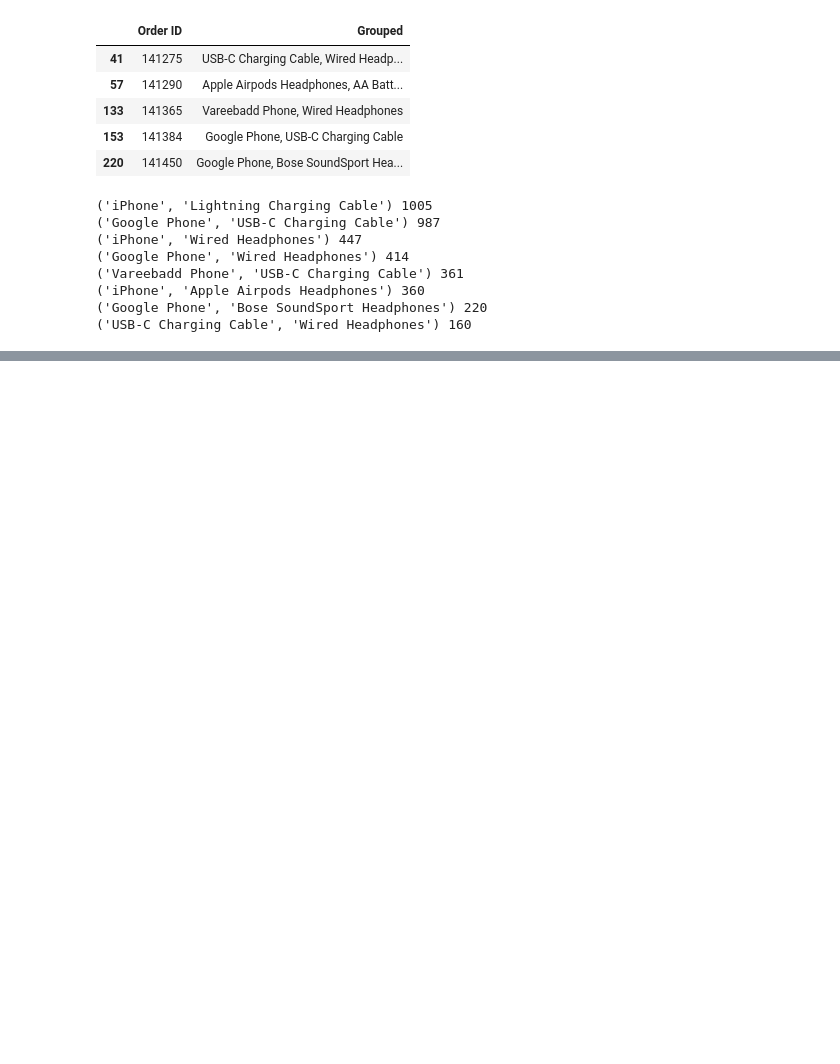
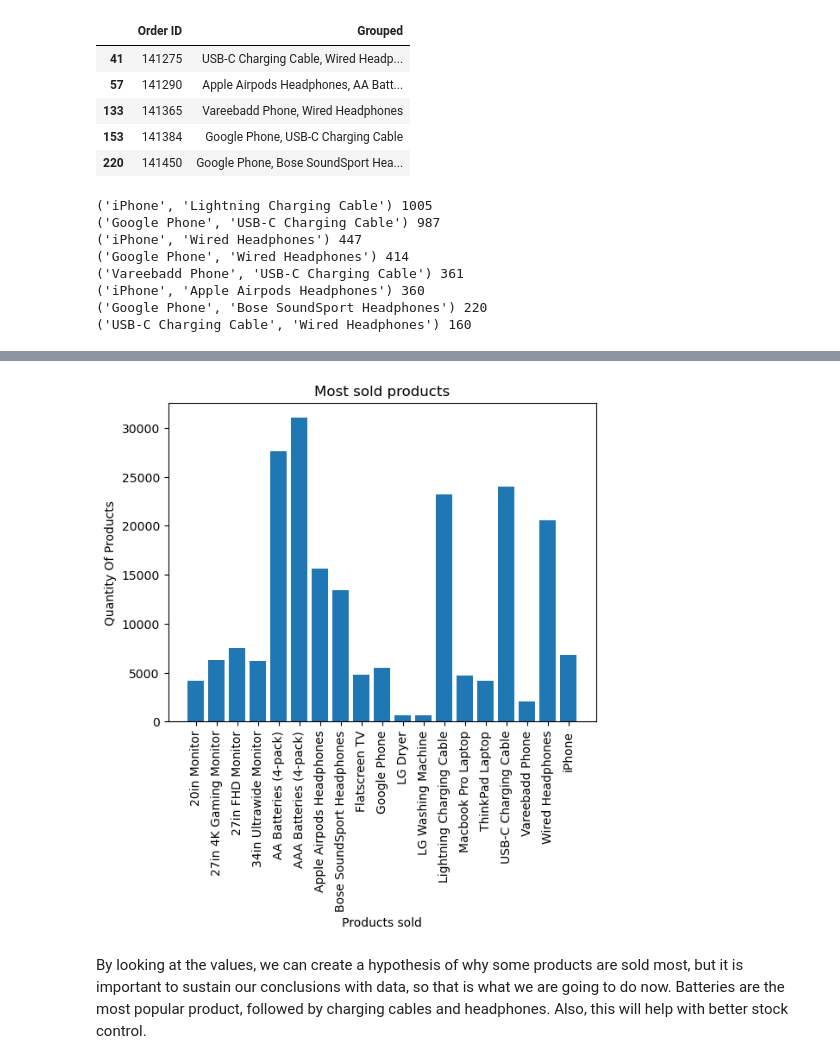
Before and after one commit to nachogalasso/da_python, a Jupyter notebook: sales_analysis/analysis.ipynb, the cells around one changed output, grey strips where cells are left out. Cells and saved outputs as stored; diff of their text form; code cells hidden in the pictures; blank space fills up the shorter version.

```diff
--- a/sales_analysis/analysis.ipynb
+++ b/sales_analysis/analysis.ipynb
@@ -526,0 +561,4 @@ for key, value in counter.most_common(8):
+# %%
+# We will group the data by products and then sum their totals.
+group_prod = df_all_data.groupby('Product').sum()
+group_prod
@@ -526,0 +584,4 @@ for key, value in counter.most_common(8):
+# %%
+# We put the values from 'Quantity Ordered' column into a variable, so later we can create our plot
+quantity_ordered = group_prod['Quantity Ordered']
+quantity_ordered
@@ -526,0 +606,15 @@ for key, value in counter.most_common(8):
+# %%
+# Let's visualize our data creating a bar plot
+
+xprod = group_prod.index
+
+plt.bar(group_prod.index, quantity_ordered)
+plt.xticks(xprod, rotation="vertical")
+plt.xlabel('Products sold')
+plt.ylabel('Quantity Of Products')
+plt.title('Most sold products')
+plt.show()
+# %% [output]
+[figure, added]
+# %% [markdown]
+<p>By looking at the values, we can create a hypothesis of why some products are sold most, but it is important to sustain our conclusions with data, so that is what we are going to do now. Batteries are the most popular product, followed by charging cables and headphones. Also, this will help with better stock control.</p>
```
Also changed, not shown: parts of 35 cells of this notebook, 1 other file.
